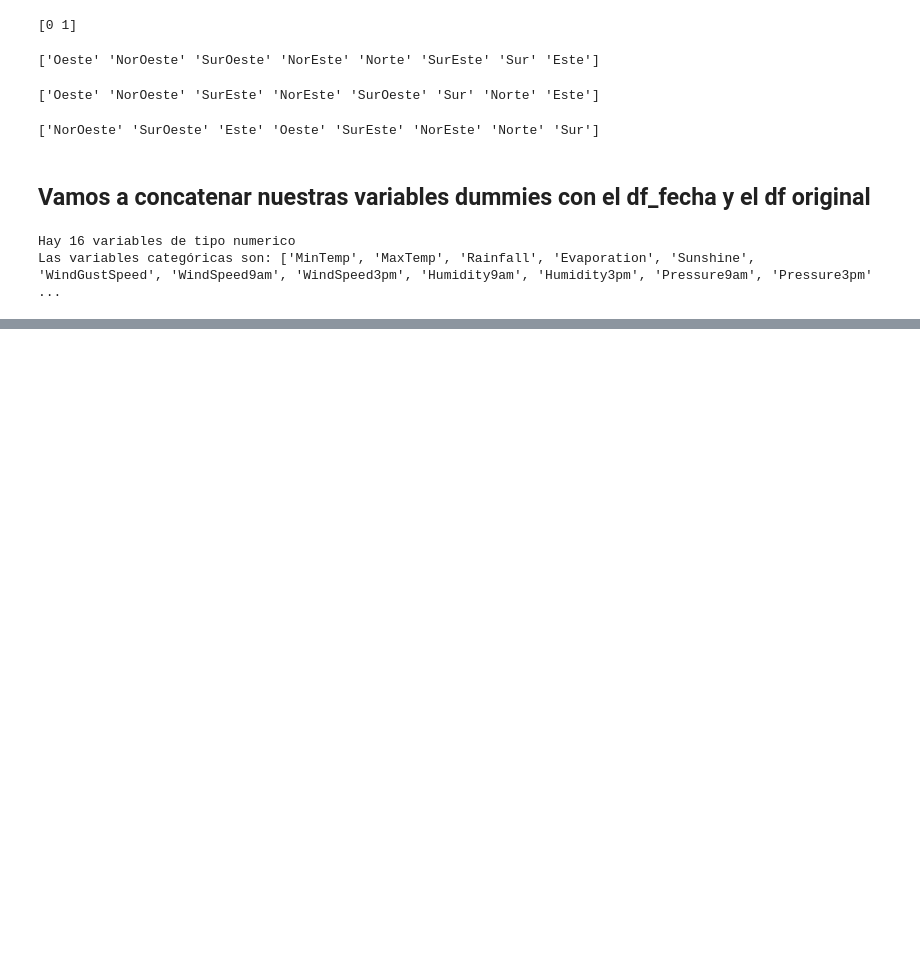
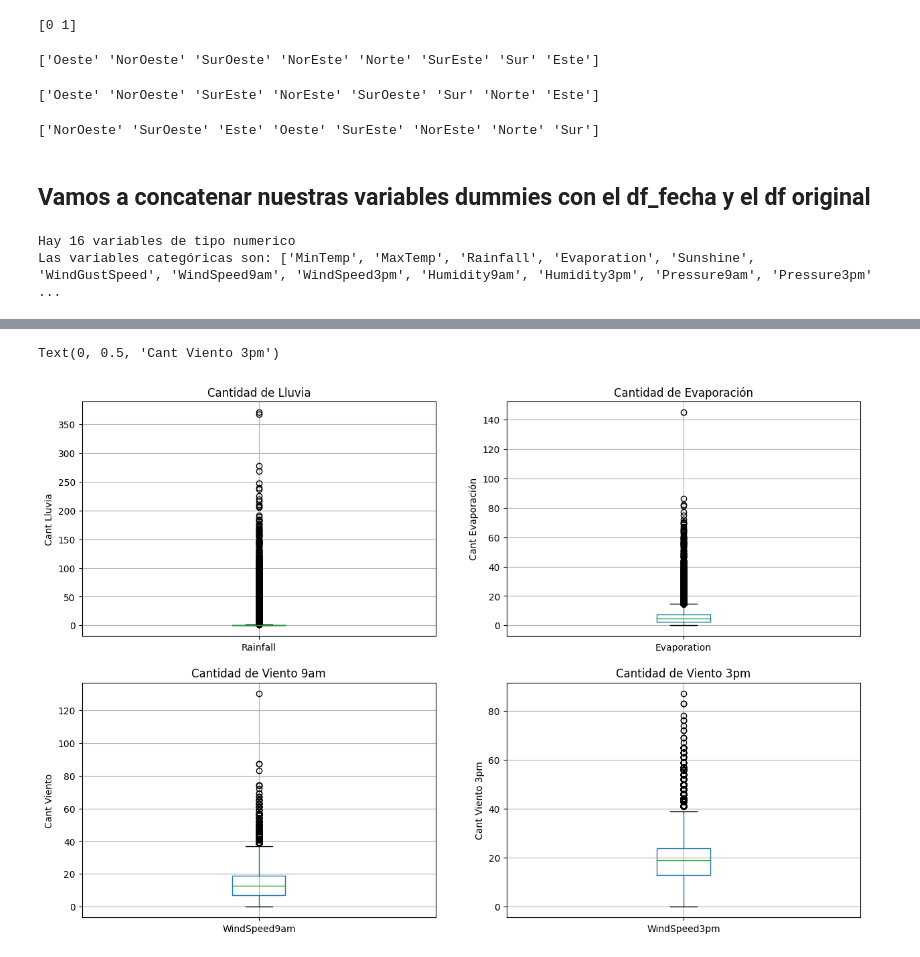
Before and after one commit to brayamrt/DiplomadoPython, a Jupyter notebook: 5.RegresionLogistica/RegresionLogistica.ipynb, the cells around one changed output, grey strips where cells are left out. Drawn from its saved outputs; the diff is of its cells as text; code cells hidden in the pictures; blank space fills up the shorter version.

```diff
--- a/5.RegresionLogistica/RegresionLogistica.ipynb
+++ b/5.RegresionLogistica/RegresionLogistica.ipynb
@@ -387,4 +387,4 @@ df_numerico = df[numericas]
 # %%
 df_f = pd.concat([df_dum, df_numerico], axis=1)
 # %%
-df_f_f = pd.concat([df_f, df_fecha],axis=1)
+df = pd.concat([df_f, df_fecha],axis=1)
@@ -390,0 +416,26 @@ df_f_f = pd.concat([df_f, df_fecha],axis=1)
+# %%
+##Grafica para ver el ruido en los datos
+plt.figure(figsize=(15,10))
+
+plt.subplot(2,2,1)
+fig = df.boxplot(column='Rainfall')
+fig.set_title('Cantidad de Lluvia')
+fig.set_ylabel('Cant Lluvia')
+
+plt.subplot(2,2,2)
+fig = df.boxplot(column='Evaporation')
+fig.set_title('Cantidad de Evaporación')
+fig.set_ylabel('Cant Evaporación')
+
+plt.subplot(2,2,3)
+fig = df.boxplot(column='WindSpeed9am')
+fig.set_title('Cantidad de Viento 9am')
+fig.set_ylabel('Cant Viento')
+
+plt.subplot(2,2,4)
+fig = df.boxplot(column='WindSpeed3pm')
+fig.set_title('Cantidad de Viento 3pm')
+fig.set_ylabel('Cant Viento 3pm')
+# %% [output]
+Text(0, 0.5, 'Cant Viento 3pm')
+[figure, added]
```
Also changed, not shown: parts of 4 cells of this notebook.
